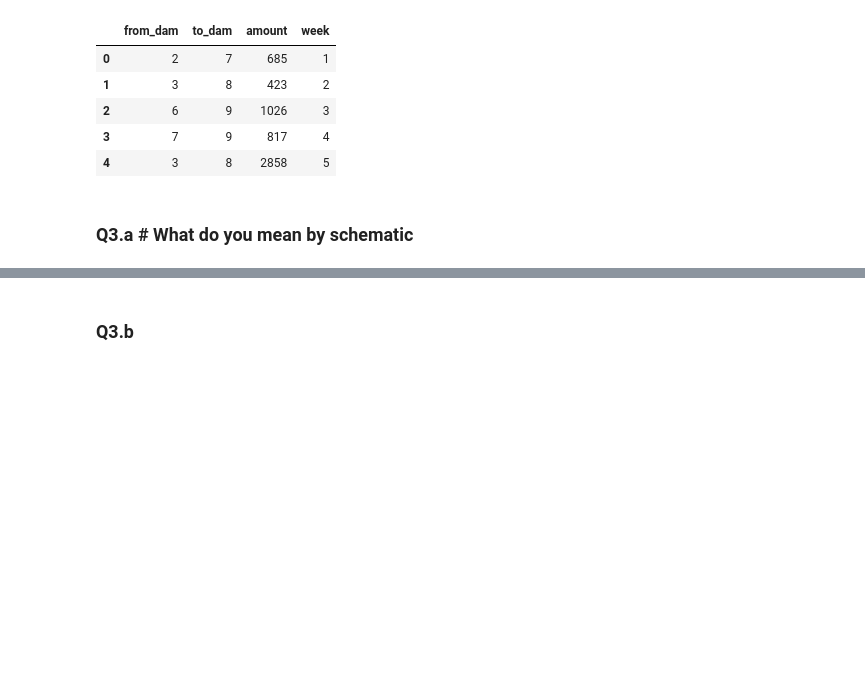
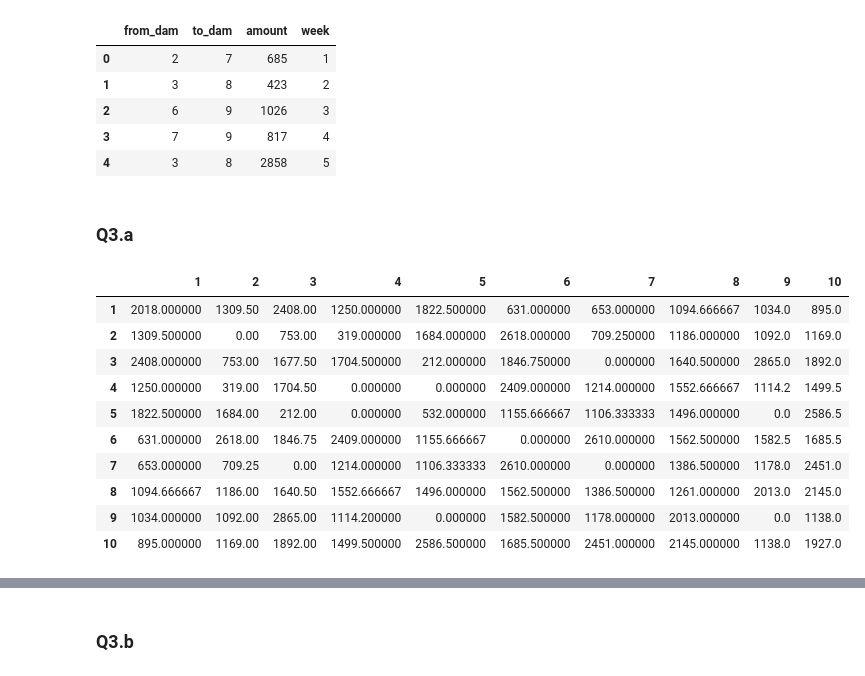
Before and after one commit to eugeneh101/apexlabs_takehome_nBJkgUBNNAwaKvd, a Jupyter notebook: Coding-Challenge.ipynb, the cells around one changed output, grey strips where cells are left out. Cells and saved outputs as stored; diff of their text form; code cells hidden in the pictures; blank space fills up the shorter version.

```diff
--- a/Coding-Challenge.ipynb
+++ b/Coding-Challenge.ipynb
@@ -172,13 +201,36 @@ df_dams.head()
 | 2 | 6 | 9 | 1026 | 3 |
 | 3 | 7 | 9 | 817 | 4 |
 | 4 | 3 | 8 | 2858 | 5 |
+# %% [markdown]
+### Q3.a
 # %%
 from collections import defaultdict
+import numpy as np
+
+def average(lst):
+        return sum(lst) / float(len(lst)) if lst else 0.0
 
 dam_connections = defaultdict(list)
-
 for from_dam, to_dam, amount in df_dams.drop('week', axis=1).values:
     connection_pair = tuple(sorted([from_dam, to_dam]))
     dam_connections[connection_pair].append(amount)
+
+
+flow_matrix = np.zeros((11, 11))
+for dam_pair in dam_connections:
+    flow_matrix[dam_pair] = average(dam_connections[dam_pair])
+    flow_matrix[dam_pair[::-1]] = average(dam_connections[dam_pair])
+flow_matrix = flow_matrix[1:, 1:] # readjust for index starting at 0
+pd.DataFrame(flow_matrix, index=range(1, 11), columns=range(1, 11))
+# %% [output]
+|  | 1 | 2 | 3 | 4 | 5 | 6 | 7 | 8 | 9 | 10 |
+| 1 | 2018.000000 | 1309.50 | 2408.00 | 1250.000000 | 1822.500000 | 631.000000 | 653.000000 | 1094.666667 | 1034.0 | 895.0 |
+| 2 | 1309.500000 | 0.00 | 753.00 | 319.000000 | 1684.000000 | 2618.000000 | 709.250000 | 1186.000000 | 1092.0 | 1169.0 |
+| 3 | 2408.000000 | 753.00 | 1677.50 | 1704.500000 | 212.000000 | 1846.750000 | 0.000000 | 1640.500000 | 2865.0 | 1892.0 |
+| 4 | 1250.000000 | 319.00 | 1704.50 | 0.000000 | 0.000000 | 2409.000000 | 1214.000000 | 1552.666667 | 1114.2 | 1499.5 |
+| 5 | 1822.500000 | 1684.00 | 212.00 | 0.000000 | 532.000000 | 1155.666667 | 1106.333333 | 1496.000000 | 0.0 | 2586.5 |
+| 6 | 631.000000 | 2618.00 | 1846.75 | 2409.000000 | 1155.666667 | 0.000000 | 2610.000000 | 1562.500000 | 1582.5 | 1685.5 |
+| 7 | 653.000000 | 709.25 | 0.00 | 1214.000000 | 1106.333333 | 2610.000000 | 0.000000 | 1386.500000 | 1178.0 | 2451.0 |
+| 8 | 1094.666667 | 1186.00 | 1640.50 | 1552.666667 | 1496.000000 | 1562.500000 | 1386.500000 | 1261.000000 | 2013.0 | 2145.0 |
+| 9 | 1034.000000 | 1092.00 | 2865.00 | 1114.200000 | 0.000000 | 1582.500000 | 1178.000000 | 2013.000000 | 0.0 | 1138.0 |
+| 10 | 895.000000 | 1169.00 | 1892.00 | 1499.500000 | 2586.500000 | 1685.500000 | 2451.000000 | 2145.000000 | 1138.0 | 1927.0 |
-# %% [markdown]
-### Q3.a   # What do you mean by schematic
```
Also changed, not shown: parts of 17 cells of this notebook.
